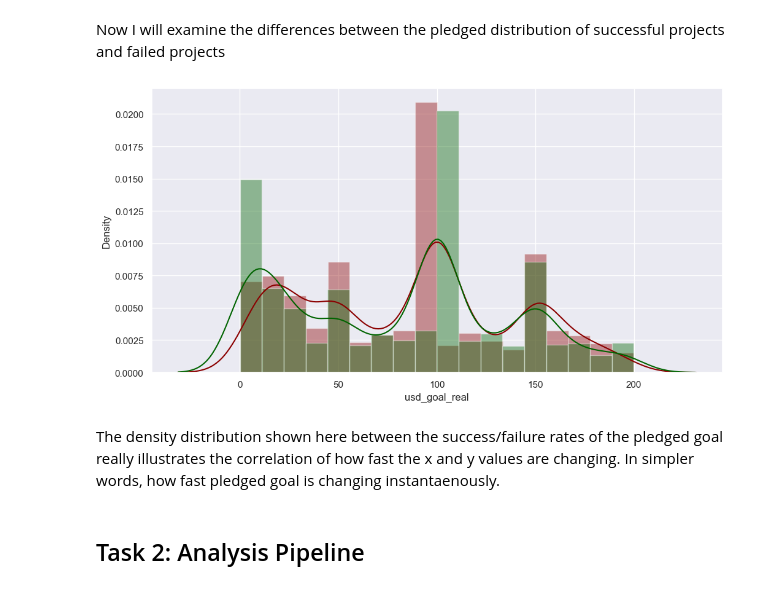
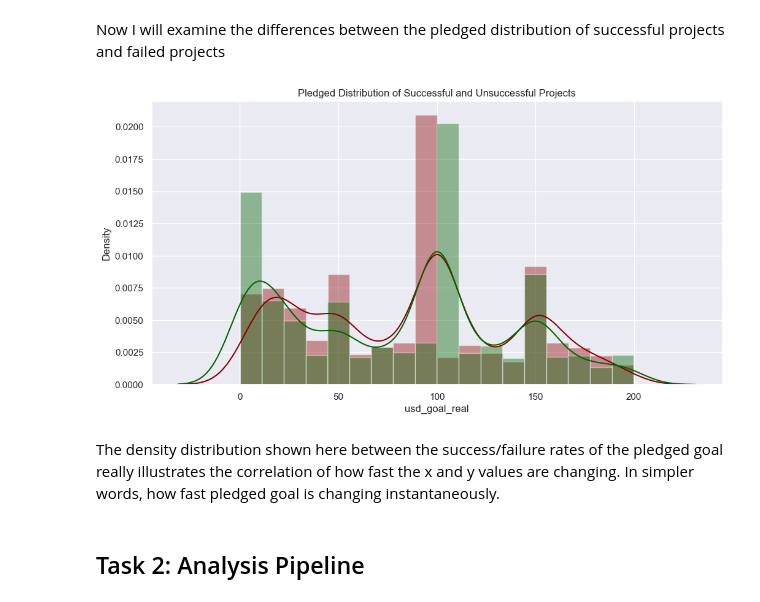
Before and after one commit to aryanagn/Funding-Trend-Navigator, a Jupyter notebook: notebooks/analysis3.ipynb, the cells around one changed output. Saved outputs shown, nothing was run; the diff lists cells and outputs as text; code cells hidden in the pictures.

```diff
--- a/notebooks/analysis3.ipynb
+++ b/notebooks/analysis3.ipynb
@@ -280,19 +280,20 @@ Now I will examine the differences between the pledged distribution of successfu
 # %%
 #distplot will be discontinued but this visualizes my results more efficiently according to this visualization
 import warnings
 
 with warnings.catch_warnings(record=True):
     plt.figure(figsize = (12,6))
     sns.distplot(df[(df['usd_goal_real'] < 200) &
                      (df['state'] == 'failed')]['usd_goal_real'], color='darkred')
     sns.distplot(df[(df['usd_goal_real'] < 200) &
                      (df['state'] == 'successful')]['usd_goal_real'],color='darkgreen')
+    plt.title("Pledged Distribution of Successful and Unsuccessful Projects")
     plt.show()
 # %% [output]
-[figure, old version]
+[figure, new version]
 # %% [markdown]
 The density distribution shown here between the success/failure rates of the pledged goal really illustrates the correlation of how fast the x and y
-values are changing. In simpler words, how fast pledged goal is changing instantaenously.
+values are changing. In simpler words, how fast pledged goal is changing instantaneously.
 # %% [markdown]
 ## Task 2: Analysis Pipeline
 # %% [markdown]
```
Also changed, not shown: parts of 20 cells of this notebook, 7 other files.
